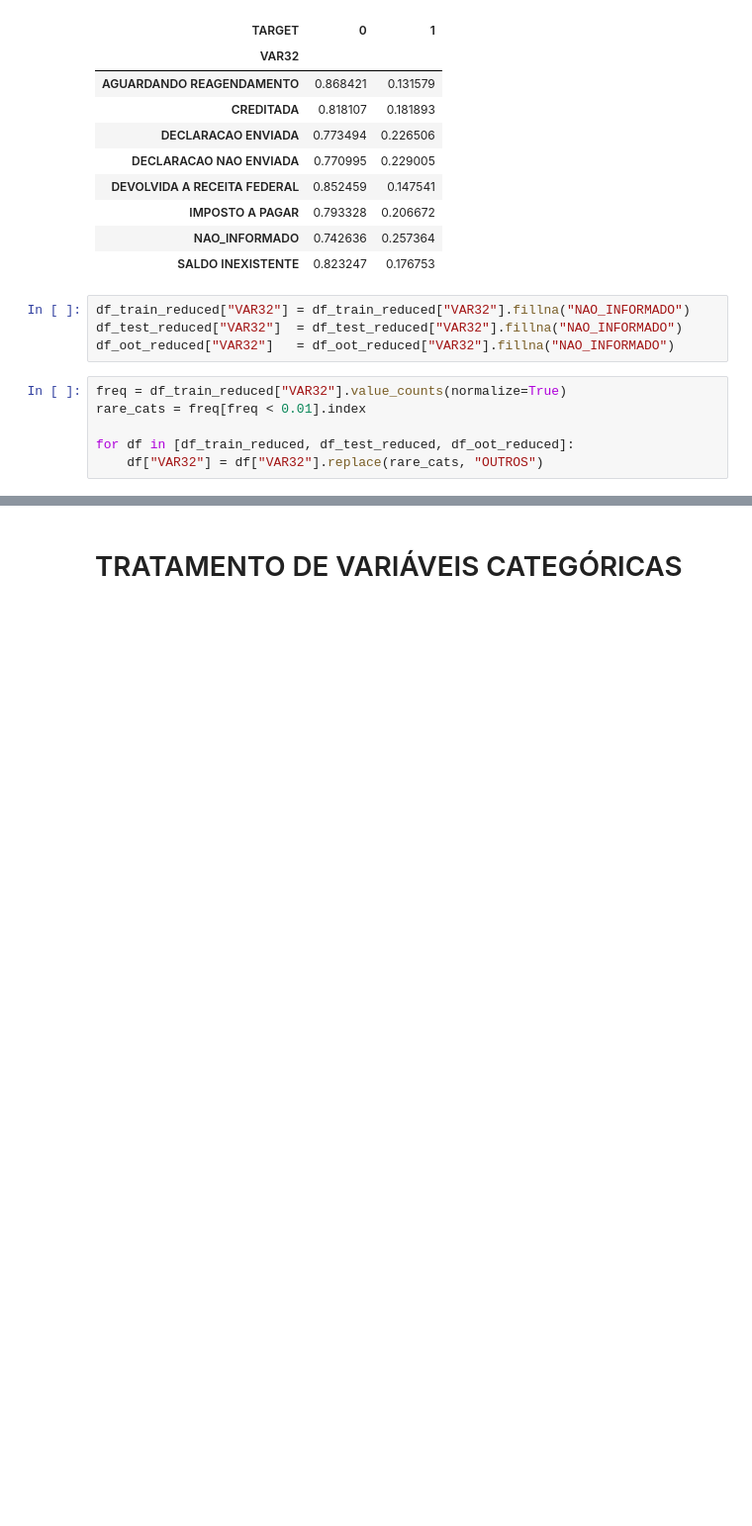
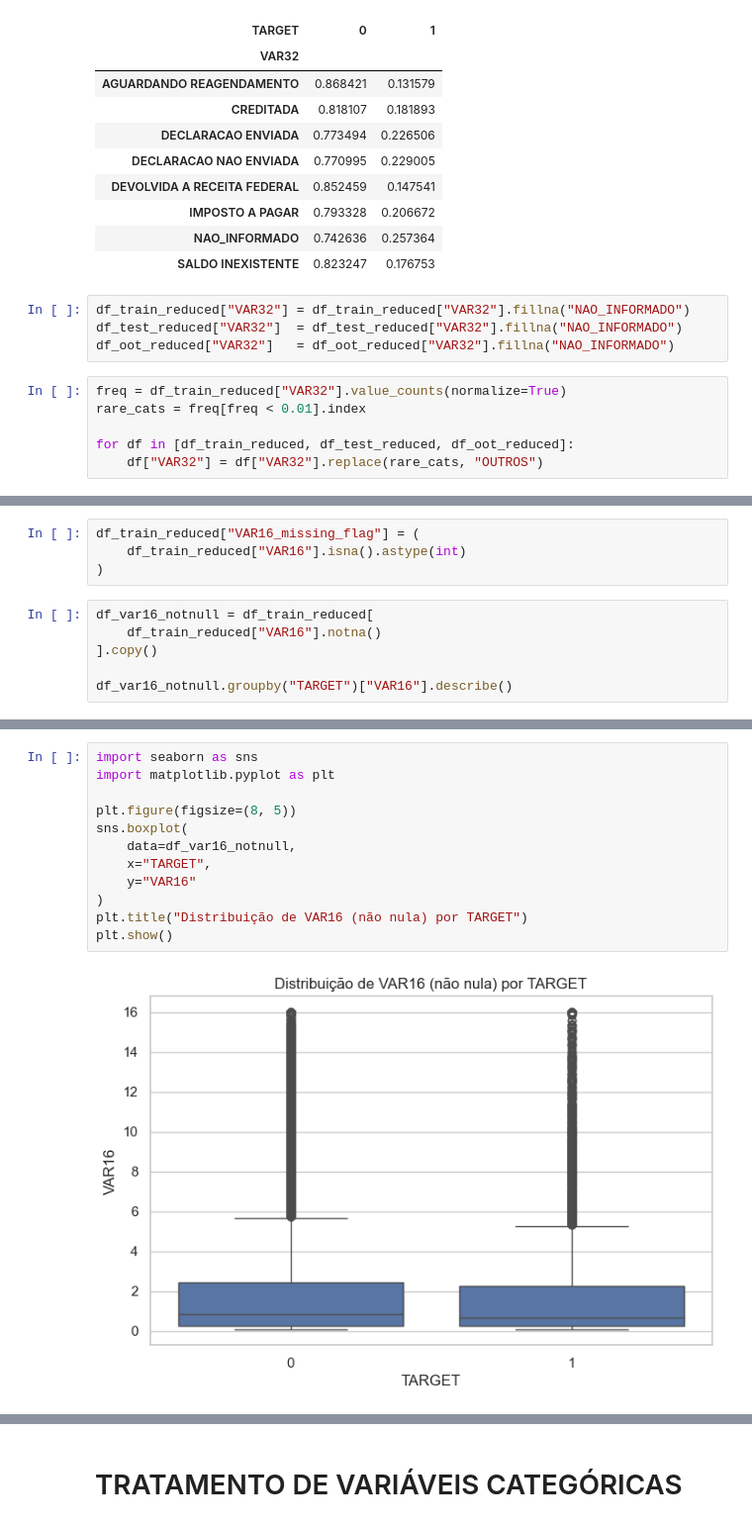
Before and after one commit to GGrinspun/desafio-analise-de-credito, a Jupyter notebook: notebooks/01_eda_and_preprocessing.ipynb, the cells around one changed output, grey strips where cells are left out. Shown at 99% size. Cells and saved outputs as stored; diff of their text form; blank space fills up the shorter version.

```diff
--- a/notebooks/01_eda_and_preprocessing.ipynb
+++ b/notebooks/01_eda_and_preprocessing.ipynb
@@ -318,0 +336,10 @@ for df in [df_train_reduced, df_test_reduced, df_oot_reduced]:
+# %%
+df_train_reduced["VAR16_missing_flag"] = (
+    df_train_reduced["VAR16"].isna().astype(int)
+)
+# %%
+df_var16_notnull = df_train_reduced[
+    df_train_reduced["VAR16"].notna()
+].copy()
+
+df_var16_notnull.groupby("TARGET")["VAR16"].describe()
@@ -318,0 +363,14 @@ for df in [df_train_reduced, df_test_reduced, df_oot_reduced]:
+# %%
+import seaborn as sns
+import matplotlib.pyplot as plt
+
+plt.figure(figsize=(8, 5))
+sns.boxplot(
+    data=df_var16_notnull,
+    x="TARGET",
+    y="VAR16"
+)
+plt.title("Distribuição de VAR16 (não nula) por TARGET")
+plt.show()
+# %% [output]
+[figure, added]
```
Also changed, not shown: parts of 39 cells of this notebook, 1 other file.
